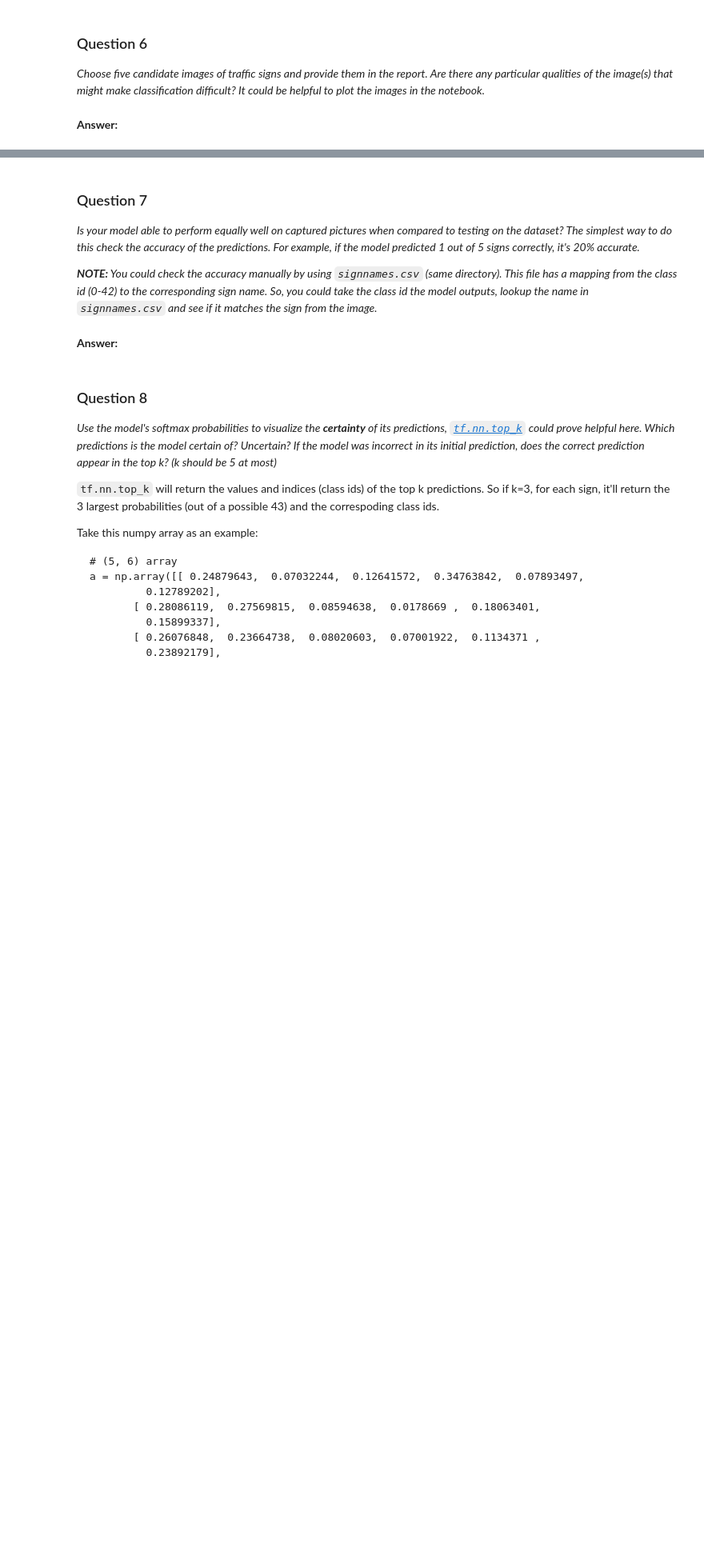
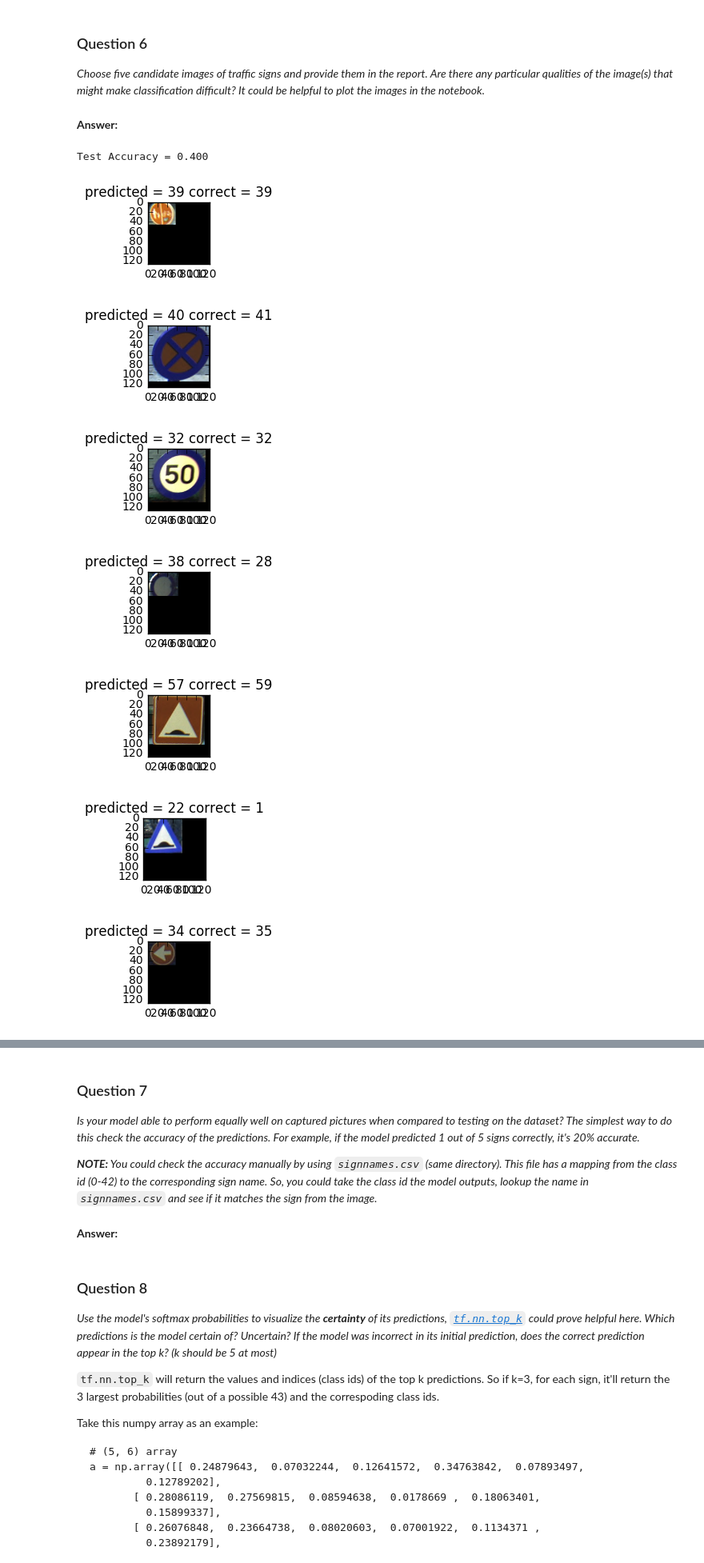
Before and after one commit to vermapratyush/CarND-Traffic-Sign-Classifier-Project, a Jupyter notebook: Traffic_Sign_Classifier.ipynb, the cells around one changed output, grey strips where cells are left out. Shown: that part at 80% size. Saved outputs shown, nothing was run; the diff lists cells and outputs as text; code cells hidden in the pictures; blank space fills up the shorter version.

```diff
--- a/Traffic_Sign_Classifier.ipynb
+++ b/Traffic_Sign_Classifier.ipynb
@@ -545,16 +534,0 @@ X_test, y_test = shuffle(X_test, y_test)
-# %%
-X_test = X_test[0:5]
-y_test = y_test[0:5]
-plt.figure(figsize=(1,1))
-
-saver = tf.train.Saver()
-with tf.Session() as sess:
-
-    saver.restore(sess, "lenet")
-
-    for i in range(0,5):
-        y = sess.run(logits, feed_dict={x: X_test})
-        print(y)
-        plt.imshow(X_test[i], cmap="gray")
-        plt.figure(i+1)
-        plt.figure(figsize=(1,1))
@@ -569,0 +638,36 @@ _Choose five candidate images of traffic signs and provide them in the report. A
+# %%
+### Run the predictions here.
+### Feel free to use as many code cells as needed.
+import matplotlib.pyplot as plt
+
+# Run the prediction on the BELGIUM dataset
+X_test = X_test[0:10]
+y_test = y_test[0:10]
+
+one_hot_y = tf.one_hot(y_test, n_classes)
+
+with tf.Session() as sess:
+
+
+    saver.restore(sess, tf.train.latest_checkpoint('.'))
+
+    p = sess.run(logits, feed_dict={x: X_test, y: y_test, d1:1, d2:1, d3:1})
+
+    for i in range(p.shape[0]):
+        predicted_class = np.argmax(p[i], 0)
+        correct_class = y_test[i]
+        plt.figure(i, figsize=(1,1))
+        plt.title("predicted = {} correct = {}".format(predicted_class, correct_class))
+        plt.imshow(X_test[i])
+
+    test_accuracy = evaluate(X_test, y_test)
+    print("Test Accuracy = {:.3f}".format(test_accuracy))
+# %% [output]
+Test Accuracy = 0.400
+[figure, added]
+[figure, added]
+[figure, added]
+[figure, added]
+[figure, added]
+[figure, added]
+[figure, added]
```
Also changed, not shown: parts of 15 cells of this notebook.
